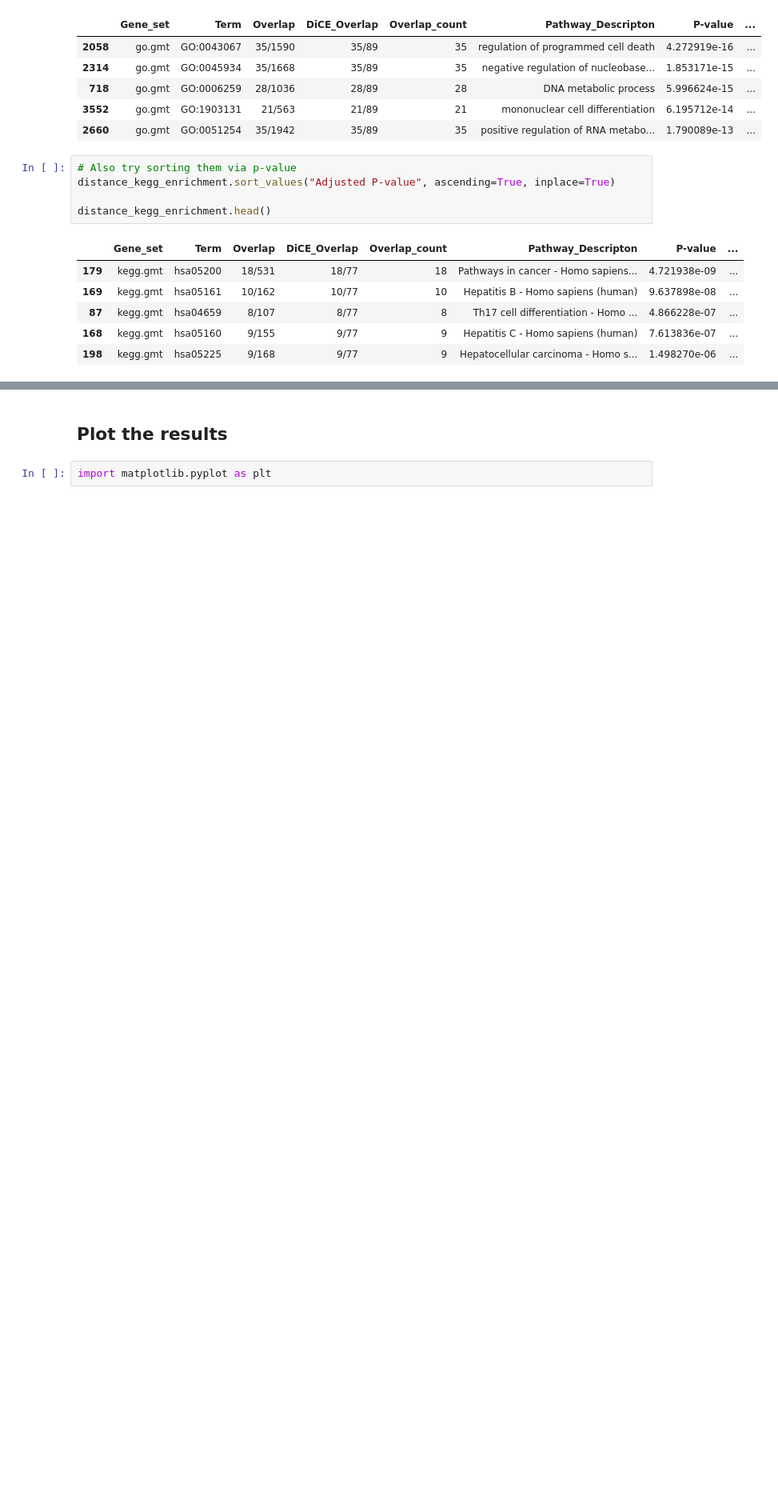
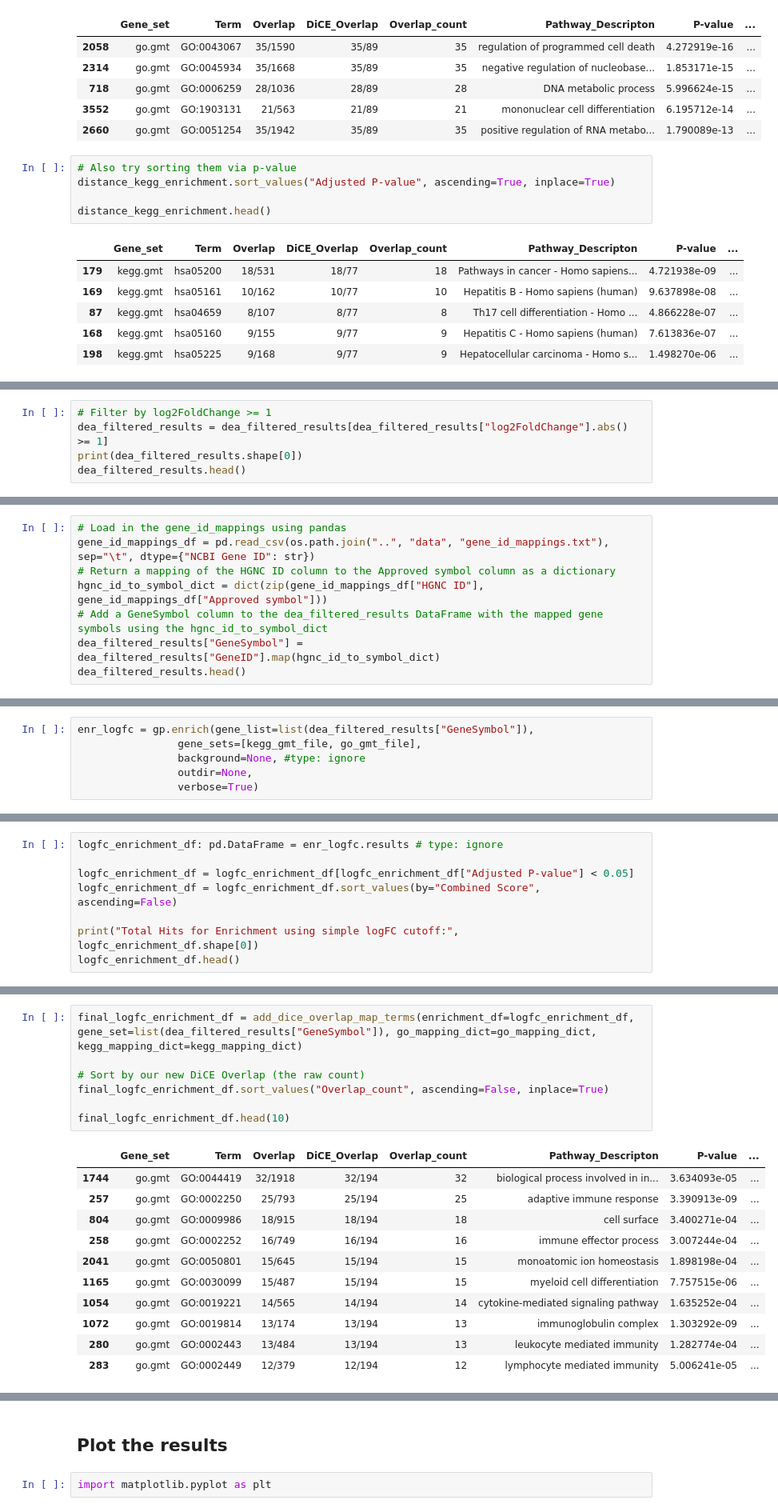
Before and after one commit to DavidosRB/Python-DiCE, a Jupyter notebook: notebooks/example_workflow.ipynb, the cells around one changed output, grey strips where cells are left out. Shown at 80% size. Cells and saved outputs as stored; diff of their text form; blank space fills up the shorter version.

Commit message:
Added Comparison to strict logFC cutoff results

```diff
--- a/notebooks/example_workflow.ipynb
+++ b/notebooks/example_workflow.ipynb
@@ -1062,0 +1077,5 @@ distance_kegg_enrichment.head()
+# %%
+# Filter by log2FoldChange >= 1
+dea_filtered_results = dea_filtered_results[dea_filtered_results["log2FoldChange"].abs() >= 1]
+print(dea_filtered_results.shape[0])
+dea_filtered_results.head()
@@ -1062,0 +1092,8 @@ distance_kegg_enrichment.head()
+# %%
+# Load in the gene_id_mappings using pandas
+gene_id_mappings_df = pd.read_csv(os.path.join("..", "data", "gene_id_mappings.txt"), sep="\t", dtype={"NCBI Gene ID": str})
+# Return a mapping of the HGNC ID column to the Approved symbol column as a dictionary
+hgnc_id_to_symbol_dict = dict(zip(gene_id_mappings_df["HGNC ID"], gene_id_mappings_df["Approved symbol"]))
+# Add a GeneSymbol column to the dea_filtered_results DataFrame with the mapped gene symbols using the hgnc_id_to_symbol_dict
+dea_filtered_results["GeneSymbol"] = dea_filtered_results["GeneID"].map(hgnc_id_to_symbol_dict)
+dea_filtered_results.head()
@@ -1062,0 +1109,6 @@ distance_kegg_enrichment.head()
+# %%
+enr_logfc = gp.enrich(gene_list=list(dea_filtered_results["GeneSymbol"]),
+                gene_sets=[kegg_gmt_file, go_gmt_file],
+                background=None, #type: ignore
+                outdir=None,
+                verbose=True)
@@ -1062,0 +1123,8 @@ distance_kegg_enrichment.head()
+# %%
+logfc_enrichment_df: pd.DataFrame = enr_logfc.results # type: ignore
+
+logfc_enrichment_df = logfc_enrichment_df[logfc_enrichment_df["Adjusted P-value"] < 0.05]
+logfc_enrichment_df = logfc_enrichment_df.sort_values(by="Combined Score", ascending=False)
+
+print("Total Hits for Enrichment using simple logFC cutoff:", logfc_enrichment_df.shape[0])
+logfc_enrichment_df.head()
@@ -1062,0 +1139,19 @@ distance_kegg_enrichment.head()
+# %%
+final_logfc_enrichment_df = add_dice_overlap_map_terms(enrichment_df=logfc_enrichment_df, gene_set=list(dea_filtered_results["GeneSymbol"]), go_mapping_dict=go_mapping_dict, kegg_mapping_dict=kegg_mapping_dict)
+
+# Sort by our new DiCE Overlap (the raw count)
+final_logfc_enrichment_df.sort_values("Overlap_count", ascending=False, inplace=True)
+
+final_logfc_enrichment_df.head(10)
+# %% [output]
+|  | Gene_set | Term | Overlap | DiCE_Overlap | Overlap_count | Pathway_Descripton | P-value | ... |
+| 1744 | go.gmt | GO:0044419 | 32/1918 | 32/194 | 32 | biological process involved in in... | 3.634093e-05 | ... |
+| 257 | go.gmt | GO:0002250 | 25/793 | 25/194 | 25 | adaptive immune response | 3.390913e-09 | ... |
+| 804 | go.gmt | GO:0009986 | 18/915 | 18/194 | 18 | cell surface | 3.400271e-04 | ... |
+| 258 | go.gmt | GO:0002252 | 16/749 | 16/194 | 16 | immune effector process | 3.007244e-04 | ... |
+| 2041 | go.gmt | GO:0050801 | 15/645 | 15/194 | 15 | monoatomic ion homeostasis | 1.898198e-04 | ... |
+| 1165 | go.gmt | GO:0030099 | 15/487 | 15/194 | 15 | myeloid cell differentiation | 7.757515e-06 | ... |
+| 1054 | go.gmt | GO:0019221 | 14/565 | 14/194 | 14 | cytokine-mediated signaling pathway | 1.635252e-04 | ... |
+| 1072 | go.gmt | GO:0019814 | 13/174 | 13/194 | 13 | immunoglobulin complex | 1.303292e-09 | ... |
+| 280 | go.gmt | GO:0002443 | 13/484 | 13/194 | 13 | leukocyte mediated immunity | 1.282774e-04 | ... |
+| 283 | go.gmt | GO:0002449 | 12/379 | 12/194 | 12 | lymphocyte mediated immunity | 5.006241e-05 | ... |
```
Also changed, not shown: parts of 17 cells of this notebook.
